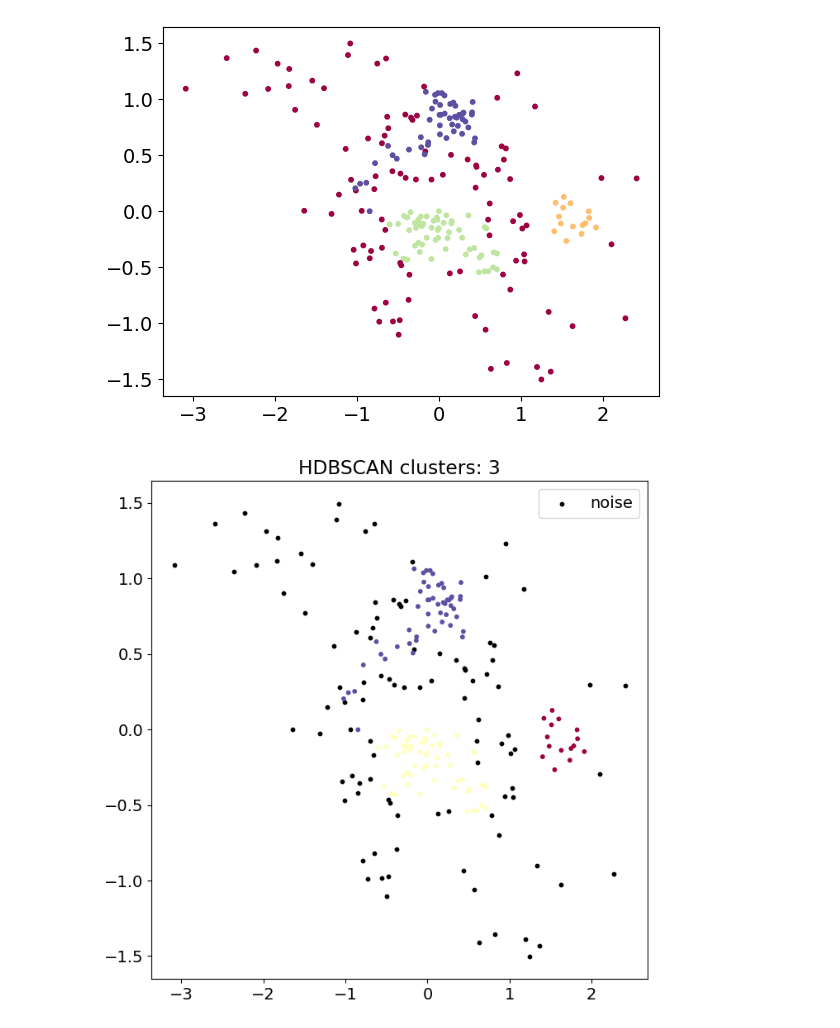
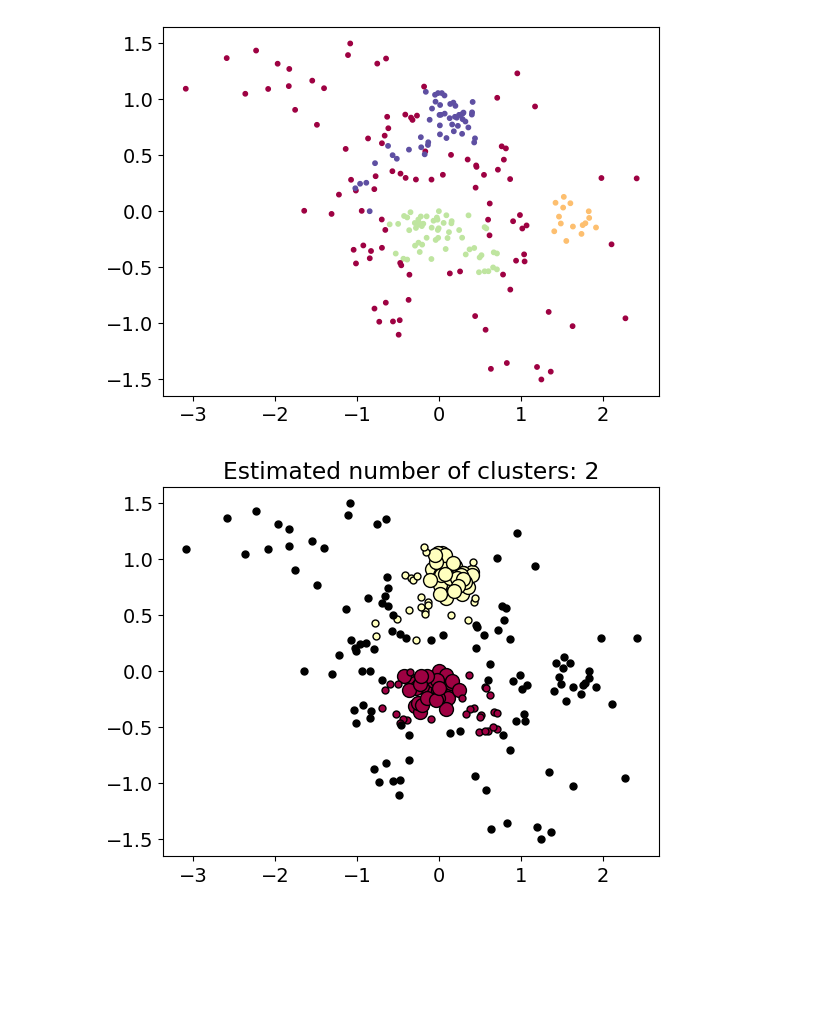
Before and after one commit to anujthapamagar/FEDS, a Jupyter notebook: lecture3.ipynb, the cells around one changed output. Cells and saved outputs as stored; diff of their text form; code cells hidden in the pictures; blank space fills up the shorter version.

```diff
--- a/lecture3.ipynb
+++ b/lecture3.ipynb
@@ -133,8 +151,7 @@ def plot_hdbscan_results(X, labels):
 # %%
-hdb = HDBSCAN(min_cluster_size=10, min_samples=10)
+hdb = HDBSCAN(min_cluster_size=15)
+labels = hdb.fit_predict(X)
 
-labels = hdb.fit_predict(X)
-probs = hdb.probabilities_
-plot_hdbscan_results(X, labels)
+plot_hdbscan_style(X, labels, hdb.probabilities_)
 # %% [output]
-[figure, old version]
+[figure, new version]
```
Also changed, not shown: parts of 2 cells of this notebook.
